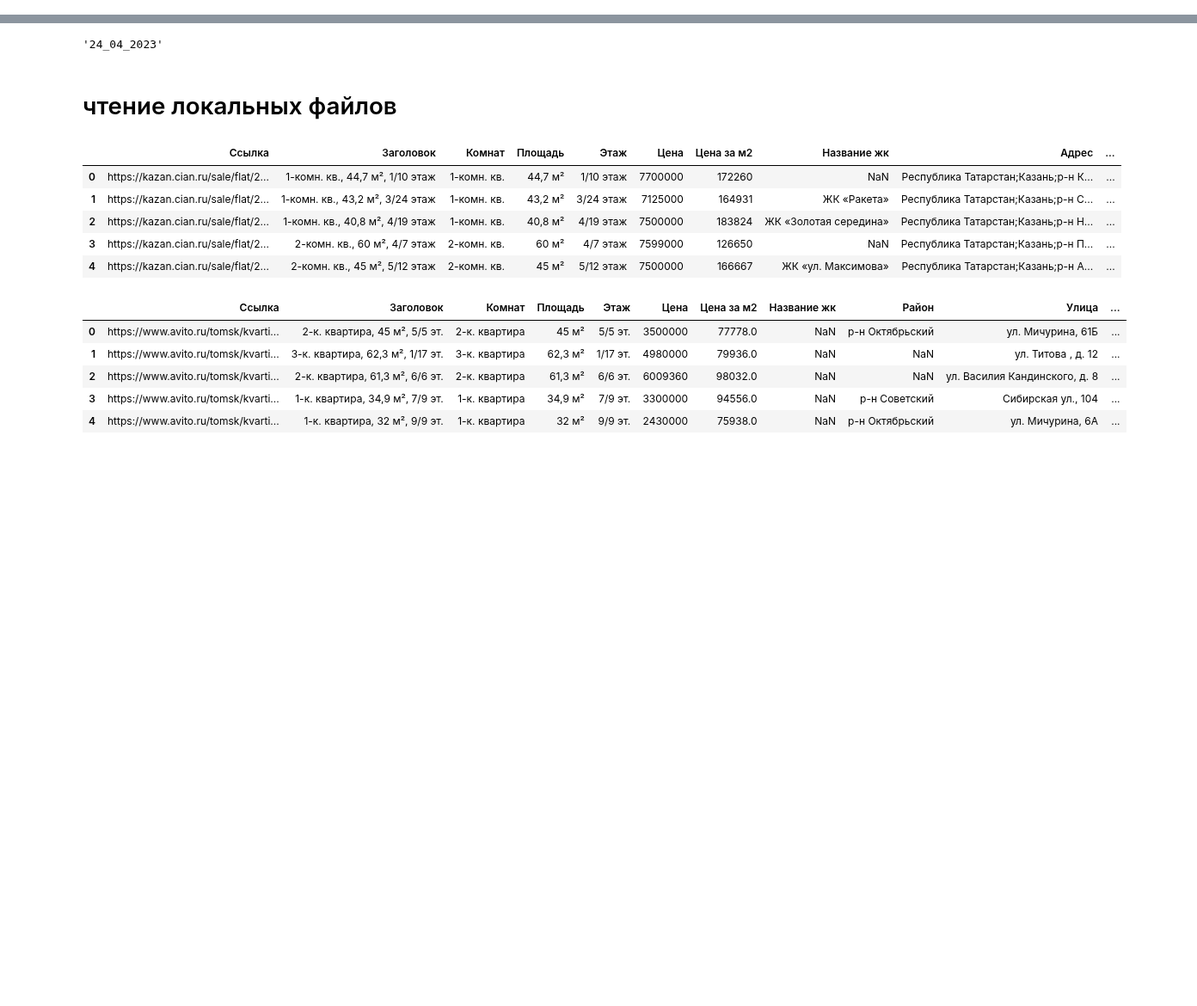
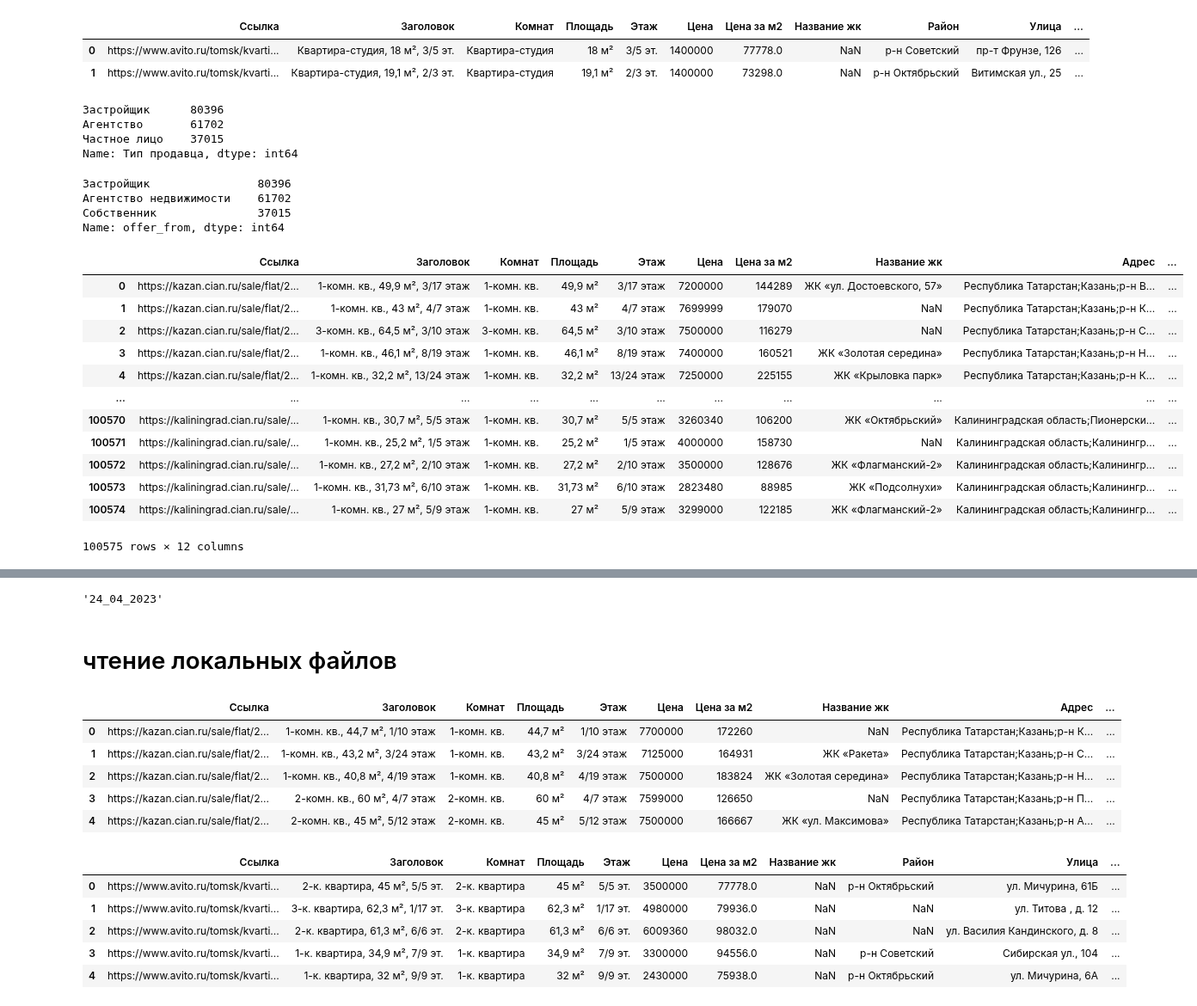
Before and after one commit to Nedvizhka/yadisk_loader, a Jupyter notebook: dev_check_jupyter/dev_parse_w_dadata.ipynb, the cells around one changed output, grey strips where cells are left out. Shown at 86% size. Saved outputs shown, nothing was run; the diff lists cells and outputs as text; code cells hidden in the pictures; blank space fills up the shorter version.

```diff
--- a/dev_check_jupyter/dev_parse_w_dadata.ipynb
+++ b/dev_check_jupyter/dev_parse_w_dadata.ipynb
@@ -44,0 +29,13 @@ Name: offer_from, dtype: int64
+# %%
+a.head(2)
+# %% [output]
+|  | Ссылка | Заголовок | Комнат | Площадь | Этаж | Цена | Цена за м2 | Название жк | Район | Улица | ... |
+| 0 | https://www.avito.ru/tomsk/kvarti... | Квартира-студия, 18 м², 3/5 эт. | Квартира-студия | 18 м² | 3/5 эт. | 1400000 | 77778.0 | NaN | р-н Советский | пр-т Фрунзе, 126 | ... |
+| 1 | https://www.avito.ru/tomsk/kvarti... | Квартира-студия, 19,1 м², 2/3 эт. | Квартира-студия | 19,1 м² | 2/3 эт. | 1400000 | 73298.0 | NaN | р-н Октябрьский | Витимская ул., 25 | ... |
+# %%
+a['Тип продавца'].value_counts()
+# %% [output]
+Застройщик      80396
+Агентство       61702
+Частное лицо    37015
+Name: Тип продавца, dtype: int64
@@ -44,0 +56,7 @@ Name: offer_from, dtype: int64
+# %%
+a.offer_from.value_counts()
+# %% [output]
+Застройщик                80396
+Агентство недвижимости    61702
+Собственник               37015
+Name: offer_from, dtype: int64
@@ -44,0 +65,18 @@ Name: offer_from, dtype: int64
+# %%
+st = pd.read_csv('циан 26-04-23 (без дублей).csv')
+# %%
+st
+# %% [output]
+|  | Ссылка | Заголовок | Комнат | Площадь | Этаж | Цена | Цена за м2 | Название жк | Адрес | ... |
+| 0 | https://kazan.cian.ru/sale/flat/2... | 1-комн. кв., 49,9 м², 3/17 этаж | 1-комн. кв. | 49,9 м² | 3/17 этаж | 7200000 | 144289 | ЖК «ул. Достоевского, 57» | Республика Татарстан;Казань;р-н В... | ... |
+| 1 | https://kazan.cian.ru/sale/flat/2... | 1-комн. кв., 43 м², 4/7 этаж | 1-комн. кв. | 43 м² | 4/7 этаж | 7699999 | 179070 | NaN | Республика Татарстан;Казань;р-н К... | ... |
+| 2 | https://kazan.cian.ru/sale/flat/2... | 3-комн. кв., 64,5 м², 3/10 этаж | 3-комн. кв. | 64,5 м² | 3/10 этаж | 7500000 | 116279 | NaN | Республика Татарстан;Казань;р-н С... | ... |
+| 3 | https://kazan.cian.ru/sale/flat/2... | 1-комн. кв., 46,1 м², 8/19 этаж | 1-комн. кв. | 46,1 м² | 8/19 этаж | 7400000 | 160521 | ЖК «Золотая середина» | Республика Татарстан;Казань;р-н Н... | ... |
+| 4 | https://kazan.cian.ru/sale/flat/2... | 1-комн. кв., 32,2 м², 13/24 этаж | 1-комн. кв. | 32,2 м² | 13/24 этаж | 7250000 | 225155 | ЖК «Крыловка парк» | Республика Татарстан;Казань;р-н К... | ... |
+| ... | ... | ... | ... | ... | ... | ... | ... | ... | ... | ... |
+| 100570 | https://kaliningrad.cian.ru/sale/... | 1-комн. кв., 30,7 м², 5/5 этаж | 1-комн. кв. | 30,7 м² | 5/5 этаж | 3260340 | 106200 | ЖК «Октябрьский» | Калининградская область;Пионерски... | ... |
+| 100571 | https://kaliningrad.cian.ru/sale/... | 1-комн. кв., 25,2 м², 1/5 этаж | 1-комн. кв. | 25,2 м² | 1/5 этаж | 4000000 | 158730 | NaN | Калининградская область;Калинингр... | ... |
+| 100572 | https://kaliningrad.cian.ru/sale/... | 1-комн. кв., 27,2 м², 2/10 этаж | 1-комн. кв. | 27,2 м² | 2/10 этаж | 3500000 | 128676 | ЖК «Флагманский-2» | Калининградская область;Калинингр... | ... |
+| 100573 | https://kaliningrad.cian.ru/sale/... | 1-комн. кв., 31,73 м², 6/10 этаж | 1-комн. кв. | 31,73 м² | 6/10 этаж | 2823480 | 88985 | ЖК «Подсолнухи» | Калининградская область;Калинингр... | ... |
+| 100574 | https://kaliningrad.cian.ru/sale/... | 1-комн. кв., 27 м², 5/9 этаж | 1-комн. кв. | 27 м² | 5/9 этаж | 3299000 | 122185 | ЖК «Флагманский-2» | Калининградская область;Калинингр... | ... |
+100575 rows × 12 columns
```
Also changed, not shown: parts of 46 cells of this notebook, 12 other files.
